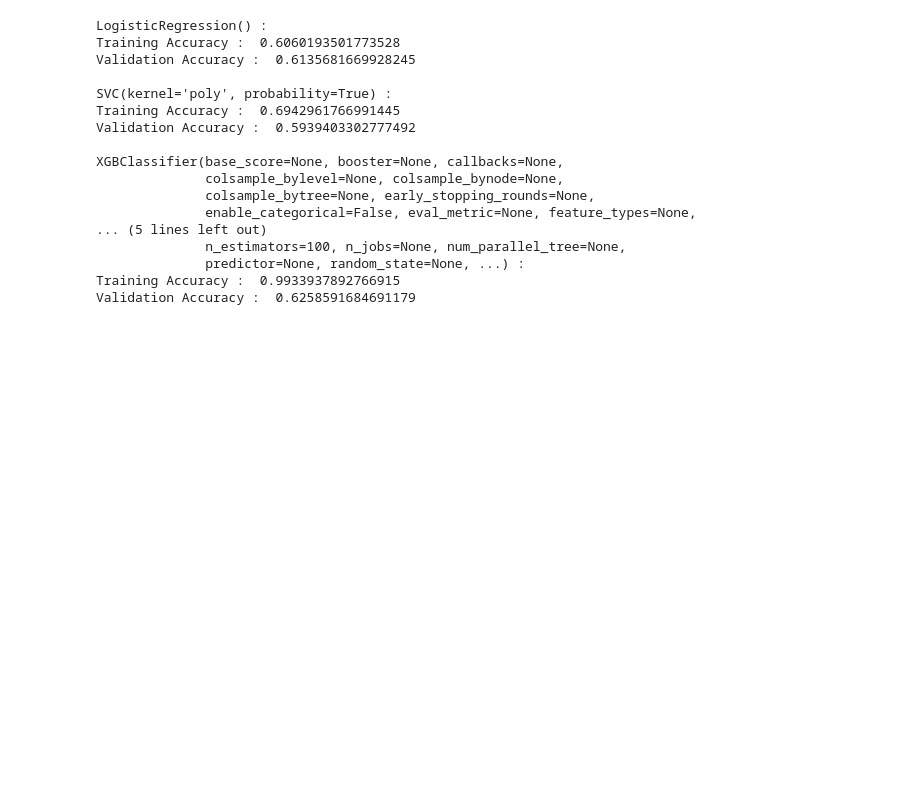
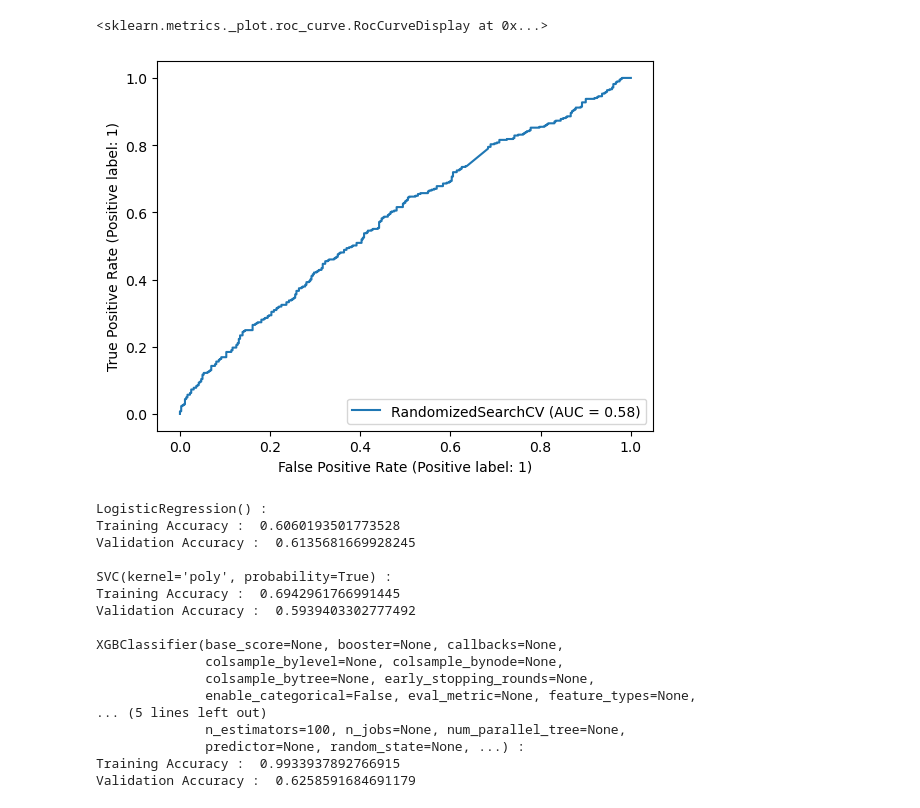
Before and after one commit to MasoodDastan/fomc, a Jupyter notebook: notebooks/07-Models.ipynb, the cells around one changed output. Saved outputs shown, nothing was run; the diff lists cells and outputs as text; code cells hidden in the pictures; blank space fills up the shorter version.

```diff
--- a/notebooks/07-Models.ipynb
+++ b/notebooks/07-Models.ipynb
@@ -253,0 +378,5 @@ from sklearn import metrics
+# %%
+RocCurveDisplay.from_estimator(models['svc'], X_test, y_test)
+# %% [output]
+<sklearn.metrics._plot.roc_curve.RocCurveDisplay at 0x...>
+[figure, added]
```
Also changed, not shown: parts of 49 cells of this notebook, 6 other files.
